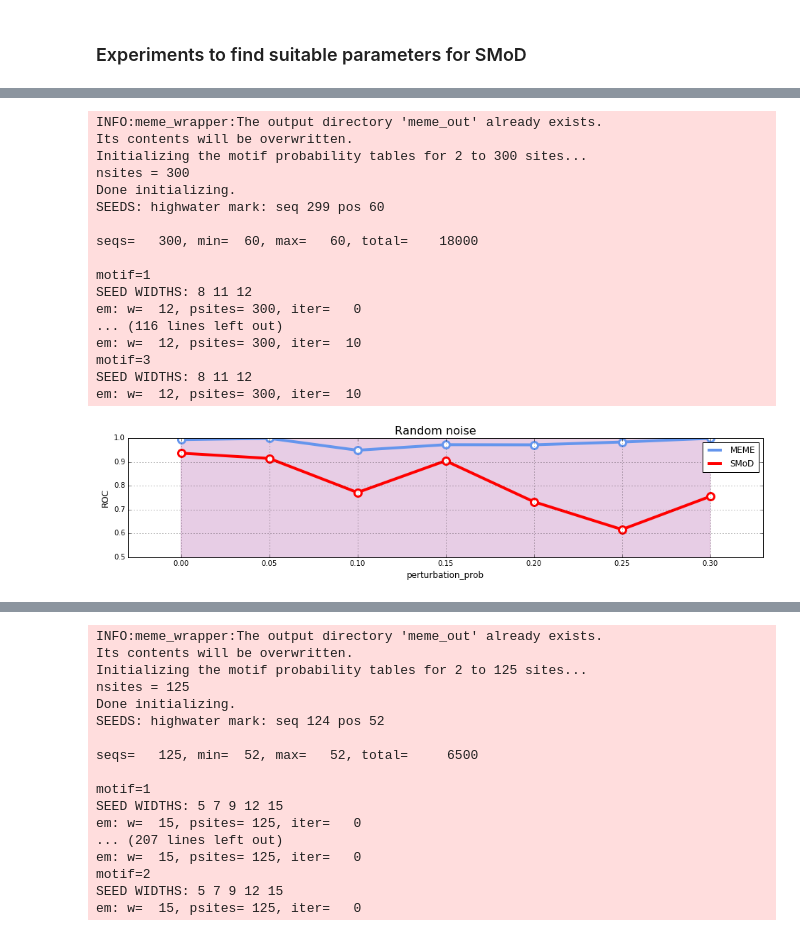
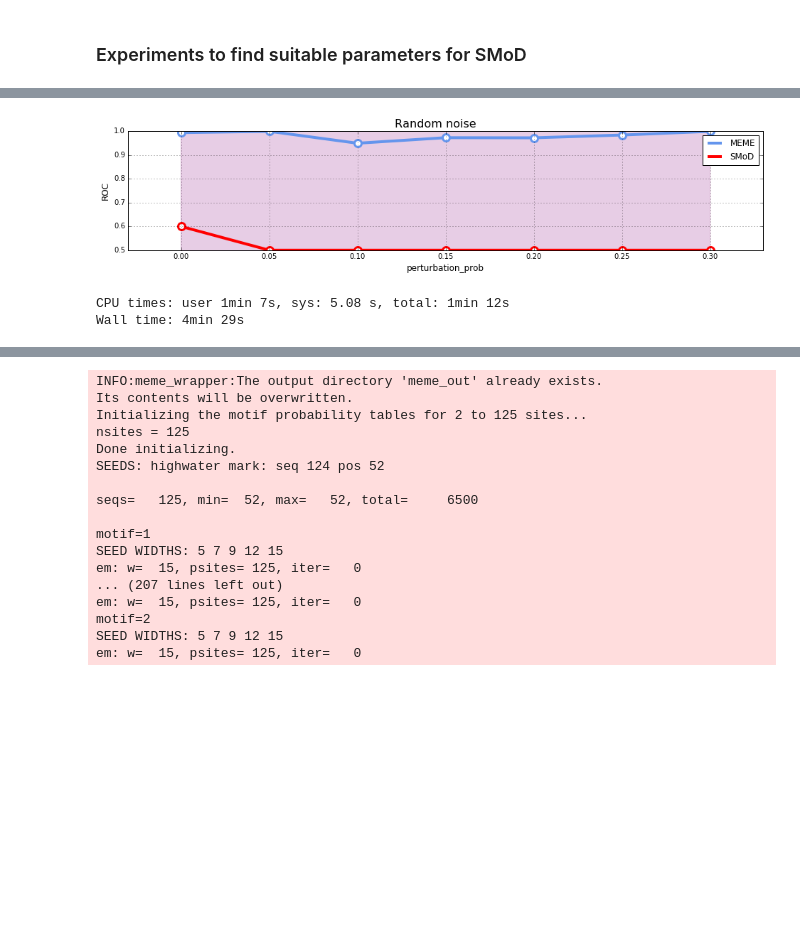
Before and after one commit to fabriziocosta/pyMotif, a Jupyter notebook: Performance Comparison.ipynb, the cells around one changed output, grey strips where cells are left out. Saved outputs shown, nothing was run; the diff lists cells and outputs as text; code cells hidden in the pictures; blank space fills up the shorter version.

```diff
--- a/Performance Comparison.ipynb
+++ b/Performance Comparison.ipynb
@@ -193,6 +200,8 @@ def evaluate(scoring_criteria='pwm', # ['pwm','hmm']
                             n_motives=n_motives,
                             tool=tool)
 
+        if not scores:
+            continue
         mean_score = np.mean(scores, axis=0)
         roc_score = roc_auc_score(true_score, mean_score)
         tool_result[i].append(roc_score)
@@ -344,54 +361,39 @@ Wall time: 7min 47s
 # %%
 %%time
 
-def make_results(n_rep=1):
+def make_results(n_rep=2):
     for param in [0.0, 0.05, 0.10, 0.15, 0.2, 0.25, 0.3]:
         results = {'meme':[], 'smod':[]}
         for rep in range(n_rep):
             tool_result = evaluate(scoring_criteria='pwm', # ['pwm','hmm']
                                    complexity=5,
                                    motif_length=10,
                                    n_motives=3,
                                    sequence_length=60,
                                    n_sequences=600,
                                    perturbation_prob=param,
                                    n_clusters=15,
                                    min_subarray_size=8,
                                    max_subarray_size=12,
                                    min_score=5,
                                    min_freq=0.65,
                                    min_cluster_size=2,
-                                   similarity_threshold=1,
+                                   similarity_threshold=0.5,
                                    freq_threshold=0.03,
                                    p_value=1)
 
             results['meme'].append(tool_result['meme'])
             results['smod'].append(tool_result['smod'])
         for tool in ['meme', 'smod']:
             avg = np.mean(results[tool])
             std = np.std(results[tool])
             results[tool] = (avg, std)
         yield param, results['meme'][0], results['meme'][1], results['smod'][0], results['smod'][1]
 
 
 data = [(param, val_m, std_m, val_s, std_s) for param, val_m, std_m, val_s, std_s in make_results()]
 plot_results(data, title='Random noise', xlabel='perturbation_prob', ylabel='ROC')
 # %% [output]
+[figure, new version]
-INFO:meme_wrapper:The output directory 'meme_out' already exists.
-Its contents will be overwritten.
-Initializing the motif probability tables for 2 to 300 sites...
-nsites = 300
-Done initializing.
-SEEDS: highwater mark: seq 299 pos 60
-
-seqs=   300, min=  60, max=   60, total=    18000
-
-motif=1
-SEED WIDTHS: 8 11 12
-em: w=  12, psites= 300, iter=   0
-... (116 lines left out)
-em: w=  12, psites= 300, iter=  10
-motif=3
-SEED WIDTHS: 8 11 12
-em: w=  12, psites= 300, iter=  10
+CPU times: user 1min 7s, sys: 5.08 s, total: 1min 12s
+Wall time: 4min 29s
-[figure, old version]
```
Also changed, not shown: parts of 18 cells of this notebook, 6 other files.
